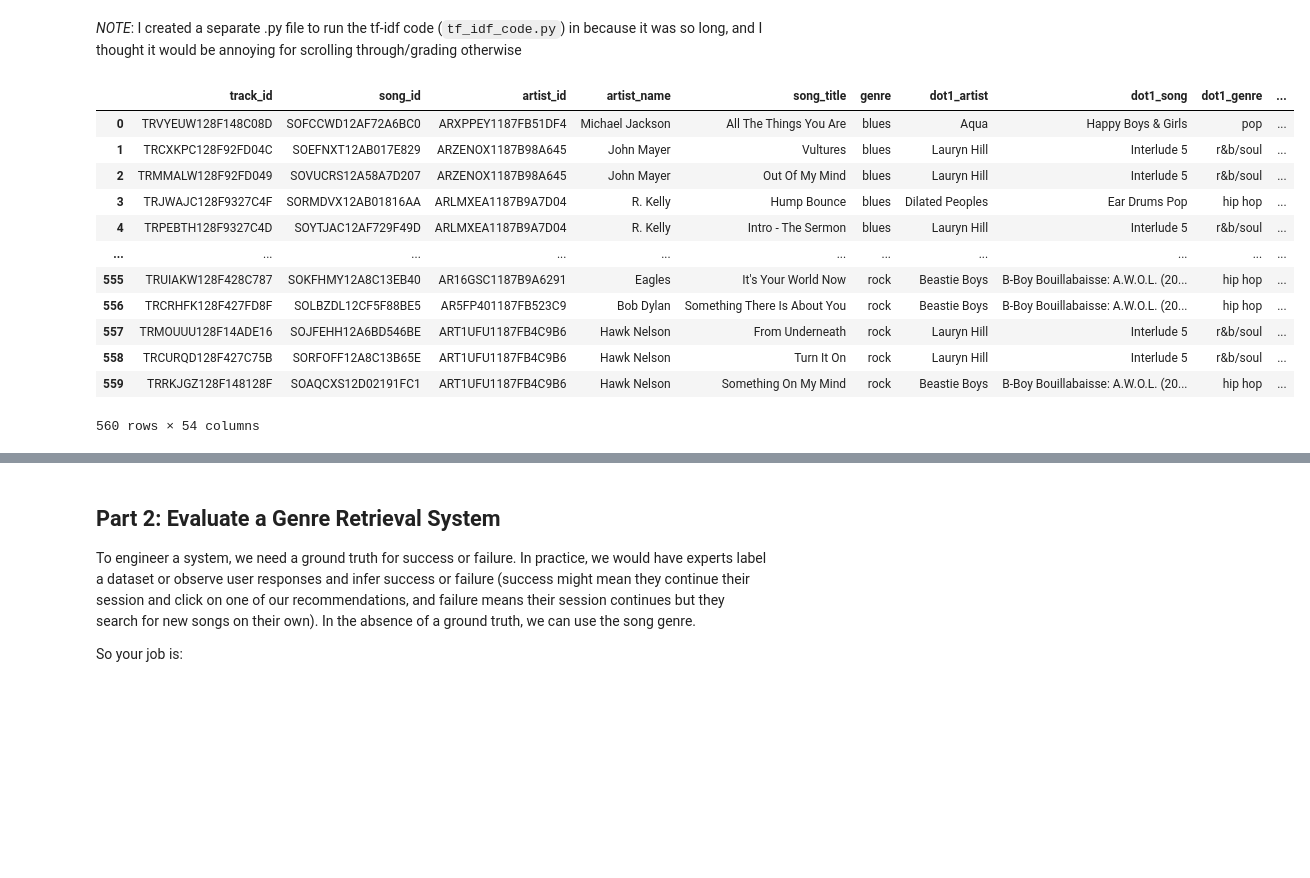
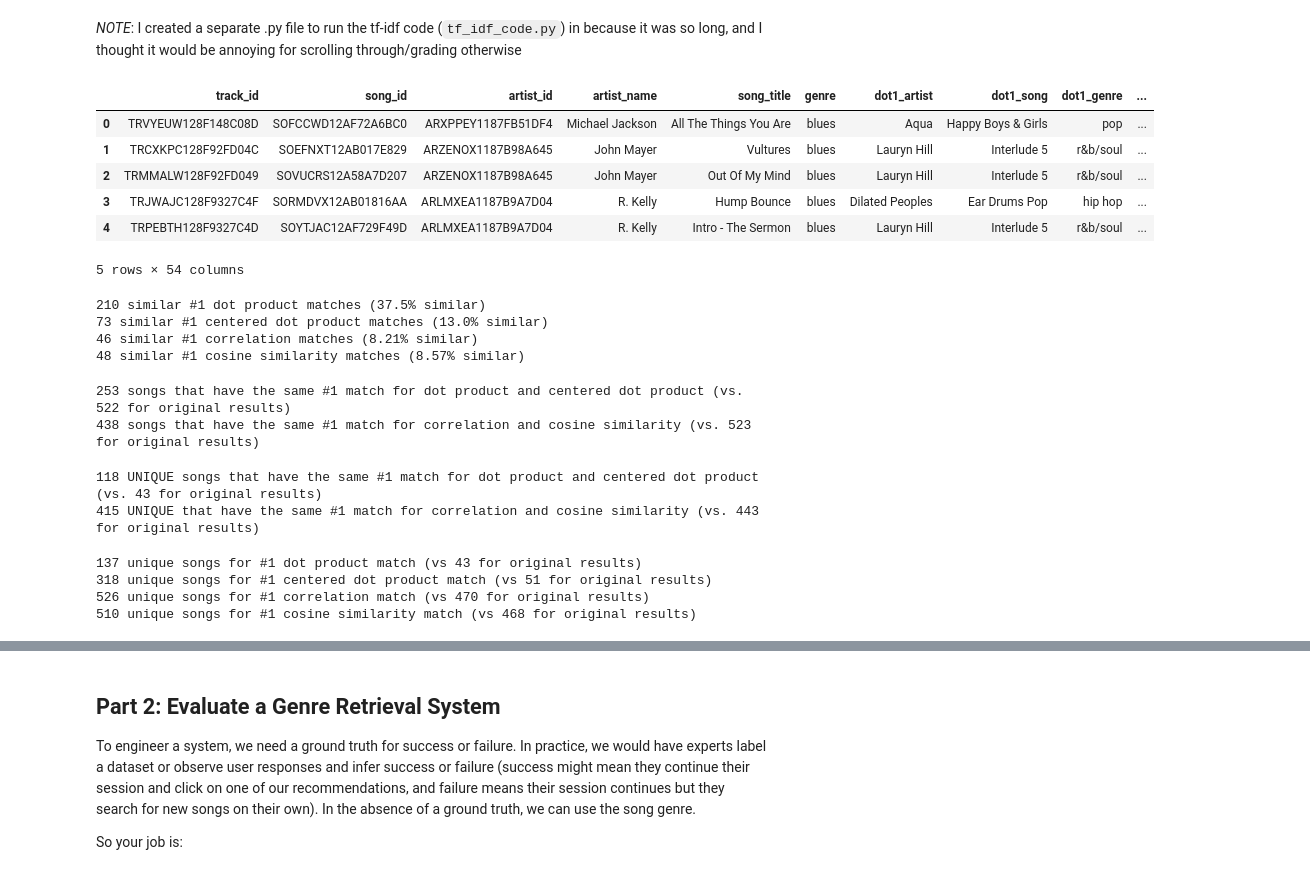
Before and after one commit to ae-phillips/uu_vectors_and_matrices, a Jupyter notebook: Thursday Lab/lab_01.ipynb, the cells around one changed output, grey strips where cells are left out. Saved outputs shown, nothing was run; the diff lists cells and outputs as text; code cells hidden in the pictures; blank space fills up the shorter version.

Commit message:
analyze tf-idf vs original results

```diff
--- a/Thursday Lab/lab_01.ipynb
+++ b/Thursday Lab/lab_01.ipynb
@@ -852,18 +852,51 @@ vocab.sort_values(by="doc_freq").head()
 %run tf_idf_code.py
 # %%
 # import dataset of tf_idf results
-top_40_tf_idf
+top_40_tfidf = top_40_tf_idf
+
+top_40_tfidf.head()
 # %% [output]
 |  | track_id | song_id | artist_id | artist_name | song_title | genre | dot1_artist | dot1_song | dot1_genre | ... |
 | 0 | TRVYEUW128F148C08D | SOFCCWD12AF72A6BC0 | ARXPPEY1187FB51DF4 | Michael Jackson | All The Things You Are | blues | Aqua | Happy Boys & Girls | pop | ... |
 | 1 | TRCXKPC128F92FD04C | SOEFNXT12AB017E829 | ARZENOX1187B98A645 | John Mayer | Vultures | blues | Lauryn Hill | Interlude 5 | r&b/soul | ... |
 | 2 | TRMMALW128F92FD049 | SOVUCRS12A58A7D207 | ARZENOX1187B98A645 | John Mayer | Out Of My Mind | blues | Lauryn Hill | Interlude 5 | r&b/soul | ... |
 | 3 | TRJWAJC128F9327C4F | SORMDVX12AB01816AA | ARLMXEA1187B9A7D04 | R. Kelly | Hump Bounce | blues | Dilated Peoples | Ear Drums Pop | hip hop | ... |
 | 4 | TRPEBTH128F9327C4D | SOYTJAC12AF729F49D | ARLMXEA1187B9A7D04 | R. Kelly | Intro - The Sermon | blues | Lauryn Hill | Interlude 5 | r&b/soul | ... |
-| ... | ... | ... | ... | ... | ... | ... | ... | ... | ... | ... |
-| 555 | TRUIAKW128F428C787 | SOKFHMY12A8C13EB40 | AR16GSC1187B9A6291 | Eagles | It's Your World Now | rock | Beastie Boys | B-Boy Bouillabaisse: A.W.O.L. (20... | hip hop | ... |
-| 556 | TRCRHFK128F427FD8F | SOLBZDL12CF5F88BE5 | AR5FP401187FB523C9 | Bob Dylan | Something There Is About You | rock | Beastie Boys | B-Boy Bouillabaisse: A.W.O.L. (20... | hip hop | ... |
-| 557 | TRMOUUU128F14ADE16 | SOJFEHH12A6BD546BE | ART1UFU1187FB4C9B6 | Hawk Nelson | From Underneath | rock | Lauryn Hill | Interlude 5 | r&b/soul | ... |
-| 558 | TRCURQD128F427C75B | SORFOFF12A8C13B65E | ART1UFU1187FB4C9B6 | Hawk Nelson | Turn It On | rock | Lauryn Hill | Interlude 5 | r&b/soul | ... |
-| 559 | TRRKJGZ128F148128F | SOAQCXS12D02191FC1 | ART1UFU1187FB4C9B6 | Hawk Nelson | Something On My Mind | rock | Beastie Boys | B-Boy Bouillabaisse: A.W.O.L. (20... | hip hop | ... |
-560 rows × 54 columns
+5 rows × 54 columns
+# %%
+# how similar are the results
+print(f"{(top_40_results["dot1_song"] == top_40_tfidf["dot1_song"]).sum()} similar #1 dot product matches ({(210/560 * 100):,.3}% similar)")
+
+print(f"{(top_40_results["centered1_song"] == top_40_tfidf["centered1_song"]).sum()} similar #1 centered dot product matches ({(73/560 * 100):,.3}% similar)")
+
+print(f"{(top_40_results["corr1_song"] == top_40_tfidf["corr1_song"]).sum()} similar #1 correlation matches ({(46/560 * 100):,.3}% similar)")
+
+print(f"{(top_40_results["cos1_song"] == top_40_tfidf["cos1_song"]).sum()} similar #1 cosine similarity matches ({(48/560 * 100):,.3}% similar)")
+# %% [output]
+210 similar #1 dot product matches (37.5% similar)
+73 similar #1 centered dot product matches (13.0% similar)
+46 similar #1 correlation matches (8.21% similar)
+48 similar #1 cosine similarity matches (8.57% similar)
+# %%
+# do dot/center dot and corr/cos have the
+print(f"{(top_40_tfidf["dot1_song"] == top_40_tfidf["centered1_song"]).sum()} songs that have the same #1 match for dot product and centered dot product (vs. 522 for original results)")
+print(f"{(top_40_tfidf["corr1_song"] == top_40_tfidf["cos1_song"]).sum()} songs that have the same #1 match for correlation and cosine similarity (vs. 523 for original results)")
+# %% [output]
+253 songs that have the same #1 match for dot product and centered dot product (vs. 522 for original results)
+438 songs that have the same #1 match for correlation and cosine similarity (vs. 523 for original results)
+# %%
+print(f"{top_40_tfidf[top_40_tfidf["dot1_song"] == top_40_tfidf["centered1_song"]]["dot1_song"].nunique()} UNIQUE songs that have the same #1 match for dot product and centered dot product (vs. 43 for original results)")
+print(f"{top_40_tfidf[top_40_tfidf["corr1_song"] == top_40_tfidf["cos1_song"]]["corr1_song"].nunique()} UNIQUE that have the same #1 match for correlation and cosine similarity (vs. 443 for original results)")
+# %% [output]
+118 UNIQUE songs that have the same #1 match for dot product and centered dot product (vs. 43 for original results)
+415 UNIQUE that have the same #1 match for correlation and cosine similarity (vs. 443 for original results)
+# %%
+print(f"{top_40_tfidf["dot1_song"].nunique()} unique songs for #1 dot product match (vs. 43 for original results)")
+print(f"{top_40_tfidf["centered1_song"].nunique()} unique songs for #1 centered dot product match (vs. 51 for original results)")
+print(f"{top_40_tfidf["corr1_song"].nunique()} unique songs for #1 correlation match (vs. 470 for original results)")
+print(f"{top_40_tfidf["cos1_song"].nunique()} unique songs for #1 cosine similarity match (vs. 468 for original results)")
+# %% [output]
+137 unique songs for #1 dot product match (vs 43 for original results)
+318 unique songs for #1 centered dot product match (vs 51 for original results)
+526 unique songs for #1 correlation match (vs 470 for original results)
+510 unique songs for #1 cosine similarity match (vs 468 for original results)
```
Also changed, not shown: parts of 4 cells of this notebook.
